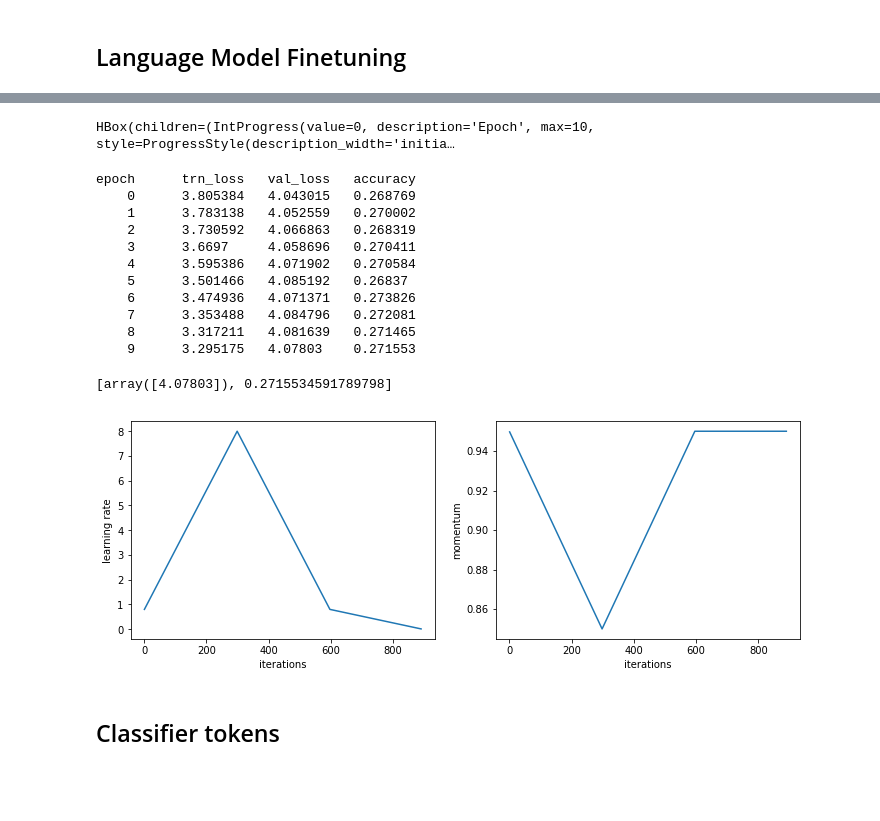
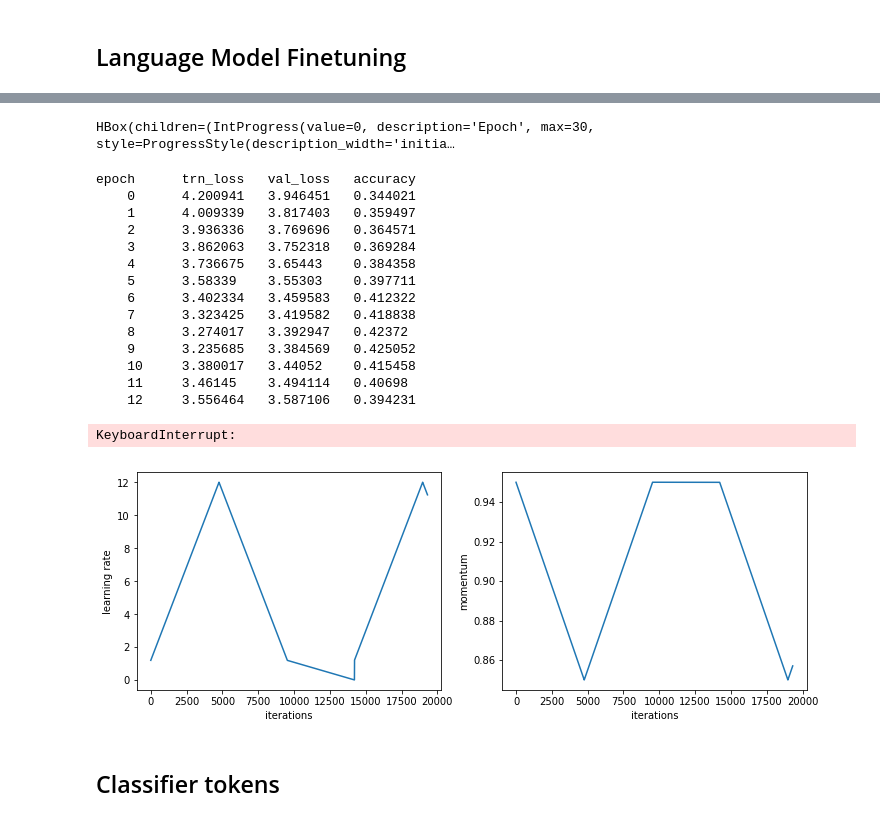
Before and after one commit to dpalominop/ULMFit, a Jupyter notebook: Classifier.ipynb, the cells around one changed output, grey strips where cells are left out. Drawn from its saved outputs; the diff is of its cells as text; code cells hidden in the pictures; blank space fills up the shorter version.

```diff
--- a/Classifier.ipynb
+++ b/Classifier.ipynb
@@ -519,8 +542,8 @@ vs = len(itos)
 
 md = LanguageModelData(TWEETSLM_PATH, 1, vs, trn_dl, val_dl, bs=bs, bptt=bptt)
 # %%
-# drops = np.array([0.25, 0.1, 0.2, 0.02, 0.15])*0.8
-drops = np.array([0.25, 0.1, 0.2, 0.02, 0.15])
+drops = np.array([0.25, 0.1, 0.2, 0.02, 0.15])*0.8
+# drops = np.array([0.25, 0.1, 0.2, 0.02, 0.15])
 # %%
 learn = md.get_model(opt_fn, em_sz, nh, nl, dropouti=drops[0], dropout=drops[1], wdrop=drops[2], dropoute=drops[3], dropouth=drops[4])
 
@@ -537,30 +560,34 @@ HBox(children=(IntProgress(value=0, description='Epoch', max=5, style=ProgressSt
 # %%
-lr= 8
-lrs = lr
+lr= 12
+# lrs = lr
 # %%
-learn.clip=0.12
+learn.clip=0.92
 # %%
-learn.fit(lr, 1, cycle_len=10, use_clr_beta=(10,33,0.95,0.85), best_save_name='lm1_wgts')
+wd = 1e-7
+learn.fit(lr, 3, cycle_len=10, use_clr_beta=(10,33,0.95,0.85), best_save_name='lm1_wgts')
 # %% [output]
-HBox(children=(IntProgress(value=0, description='Epoch', max=10, style=ProgressStyle(description_width='initia…
+HBox(children=(IntProgress(value=0, description='Epoch', max=30, style=ProgressStyle(description_width='initia…
 epoch      trn_loss   val_loss   accuracy
-    0      3.805384   4.043015   0.268769
-    1      3.783138   4.052559   0.270002
-    2      3.730592   4.066863   0.268319
-    3      3.6697     4.058696   0.270411
-    4      3.595386   4.071902   0.270584
-    5      3.501466   4.085192   0.26837
-    6      3.474936   4.071371   0.273826
-    7      3.353488   4.084796   0.272081
-    8      3.317211   4.081639   0.271465
-    9      3.295175   4.07803    0.271553
+    0      4.200941   3.946451   0.344021
+    1      4.009339   3.817403   0.359497
+    2      3.936336   3.769696   0.364571
+    3      3.862063   3.752318   0.369284
+    4      3.736675   3.65443    0.384358
+    5      3.58339    3.55303    0.397711
+    6      3.402334   3.459583   0.412322
+    7      3.323425   3.419582   0.418838
+    8      3.274017   3.392947   0.42372
+    9      3.235685   3.384569   0.425052
+    10     3.380017   3.44052    0.415458
+    11     3.46145    3.494114   0.40698
+    12     3.556464   3.587106   0.394231
-[array([4.07803]), 0.2715534591789798]
+KeyboardInterrupt:
 # %%
 learn.sched.plot_lr()
-learn.load('lm1_wgts')
+learn.load('lm1_wgts_0.4250')
 learn.save_encoder('lm1_enc')
 # %% [output]
-[figure, old version]
+[figure, new version]
 # %% [markdown]
 ## Classifier tokens
 # %%
```
Also changed, not shown: parts of 57 cells of this notebook, 1 other file.
